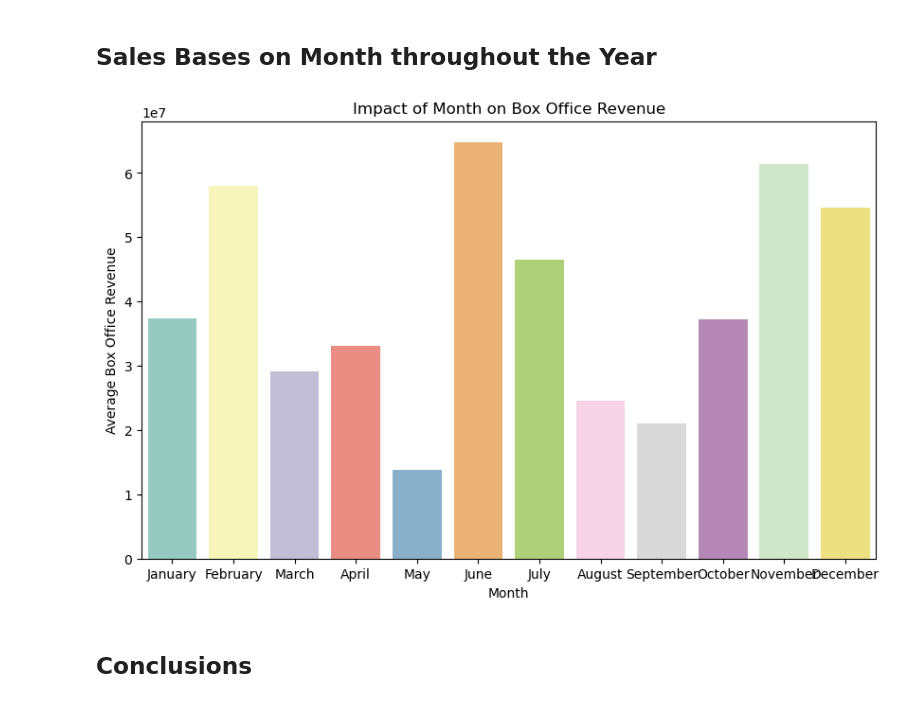
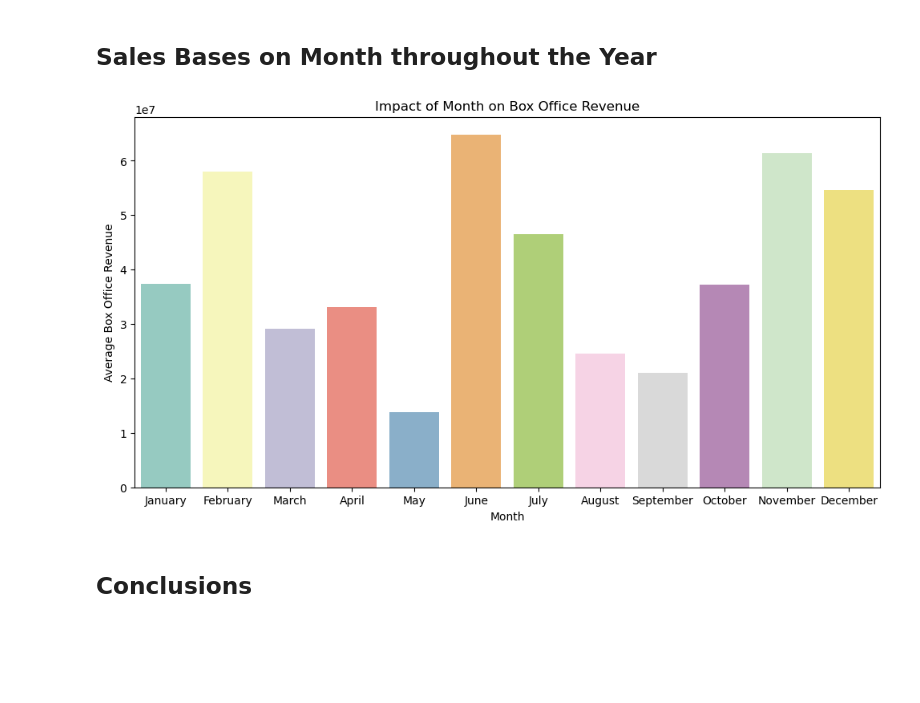
Before and after one commit to CrisThatOneCris/dsc-phase-1-project-v2-4, a Jupyter notebook: student.ipynb, the cells around one changed output. Cells and saved outputs as stored; diff of their text form; code cells hidden in the pictures; blank space fills up the shorter version.

Commit message:
Updated figure size for barplot Sales Based on Month througout Year

```diff
--- a/student.ipynb
+++ b/student.ipynb
@@ -349,14 +349,14 @@ plt.show()
 ## Sales Bases on Month throughout the Year
 # %%
 # Plot the average box office revenue by month
-plt.figure(figsize=(10, 6))
+plt.figure(figsize=(12, 6))
 sns.barplot(x=month_names, y=avg_box_office_month.values, palette='Set3')
 plt.xlabel('Month')
 plt.ylabel('Average Box Office Revenue')
 plt.title('Impact of Month on Box Office Revenue')
 plt.show()
 # %% [output]
-[figure, old version]
+[figure, new version]
 # %% [markdown]
 ## Conclusions
 # %%
```
Also changed, not shown: parts of 1 cell of this notebook.
